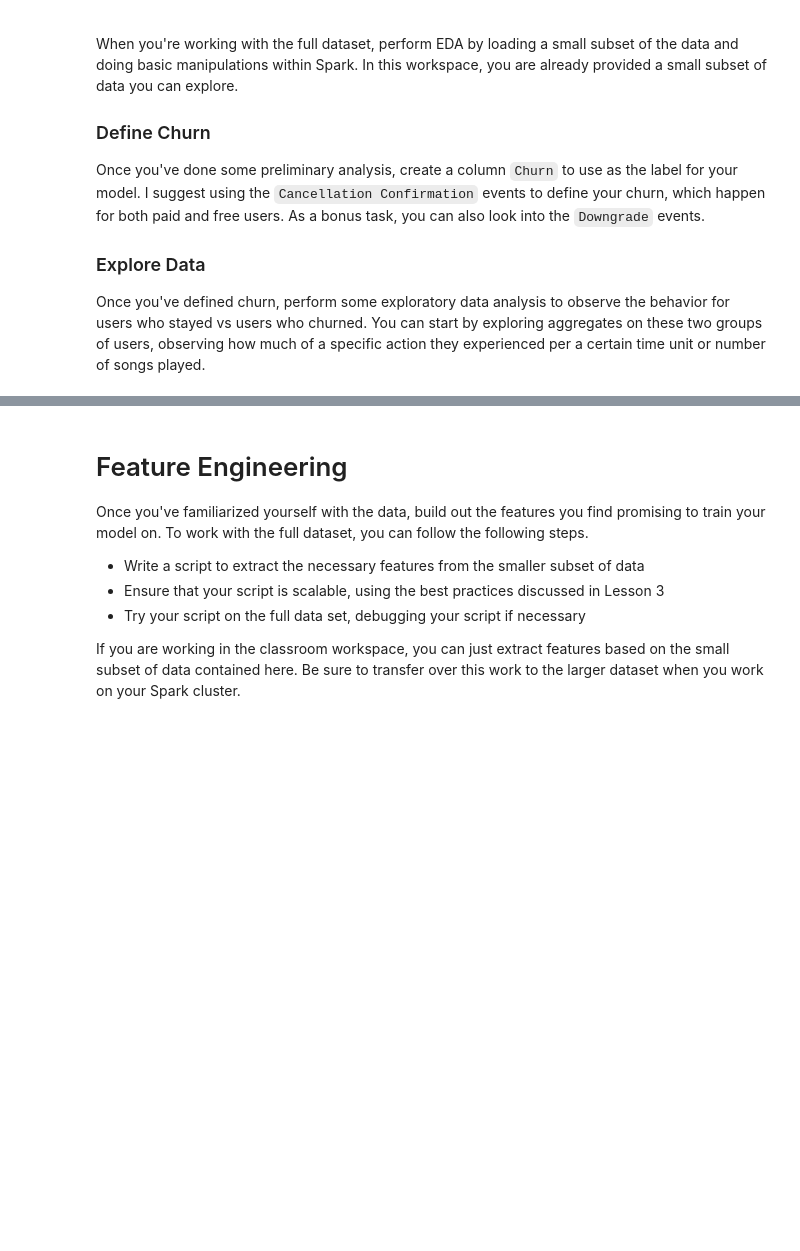
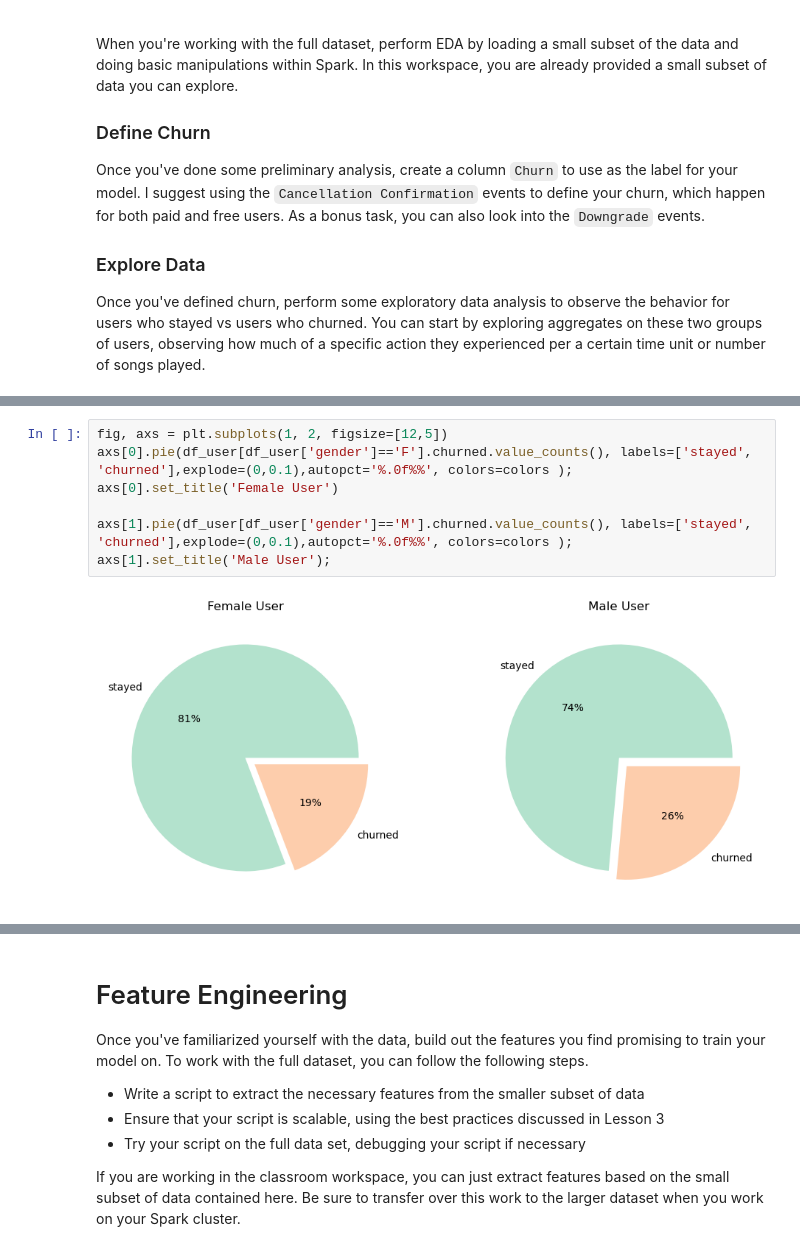
Before and after one commit to audidatacamp370/p4_capstone_spakify, a Jupyter notebook: Sparkify.ipynb, the cells around one changed output, grey strips where cells are left out. Saved outputs shown, nothing was run; the diff lists cells and outputs as text; blank space fills up the shorter version.

```diff
--- a/Sparkify.ipynb
+++ b/Sparkify.ipynb
@@ -235,0 +302,9 @@ Once you've defined churn, perform some exploratory data analysis to observe the
+# %%
+fig, axs = plt.subplots(1, 2, figsize=[12,5])
+axs[0].pie(df_user[df_user['gender']=='F'].churned.value_counts(), labels=['stayed', 'churned'],explode=(0,0.1),autopct='%.0f%%', colors=colors );
+axs[0].set_title('Female User')
+
+axs[1].pie(df_user[df_user['gender']=='M'].churned.value_counts(), labels=['stayed', 'churned'],explode=(0,0.1),autopct='%.0f%%', colors=colors );
+axs[1].set_title('Male User');
+# %% [output]
+[figure, added]
```
Also changed, not shown: parts of 14 cells of this notebook.
